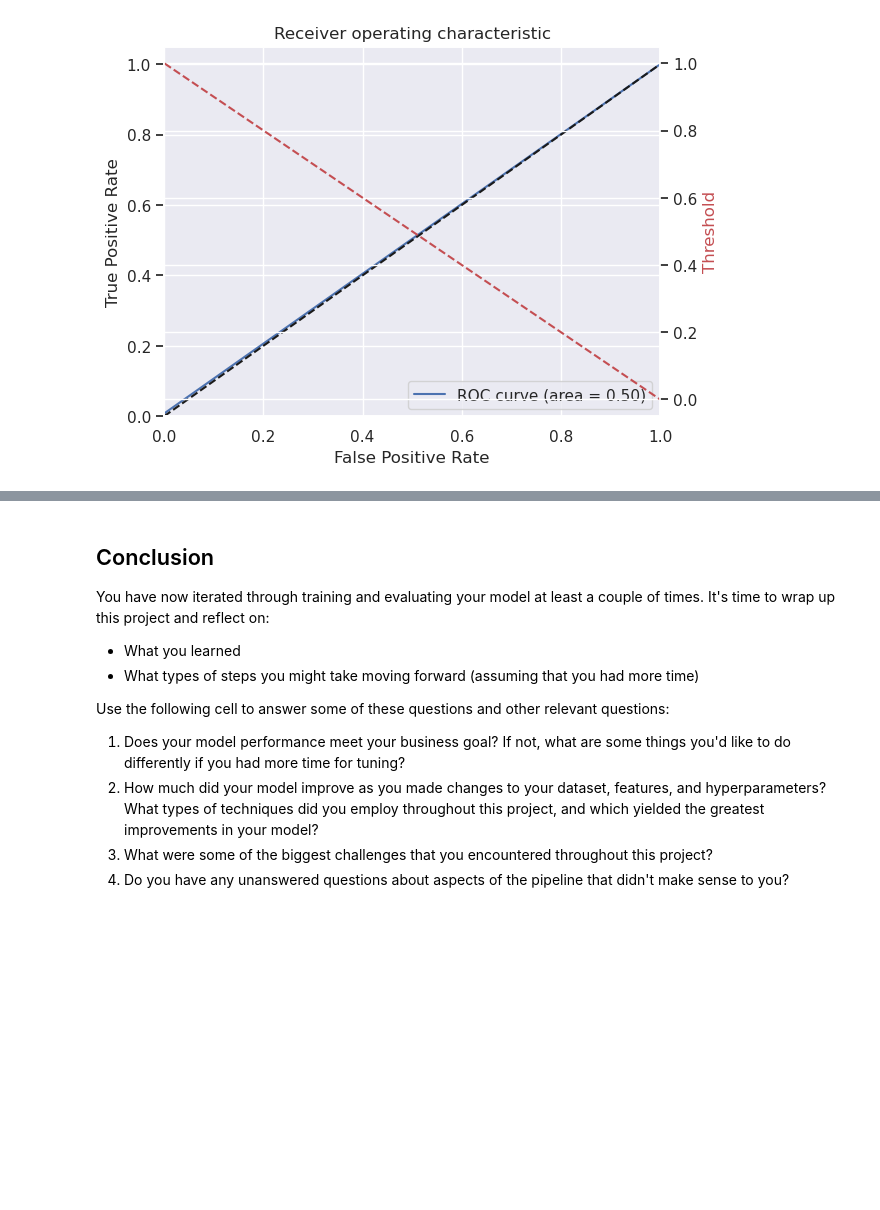
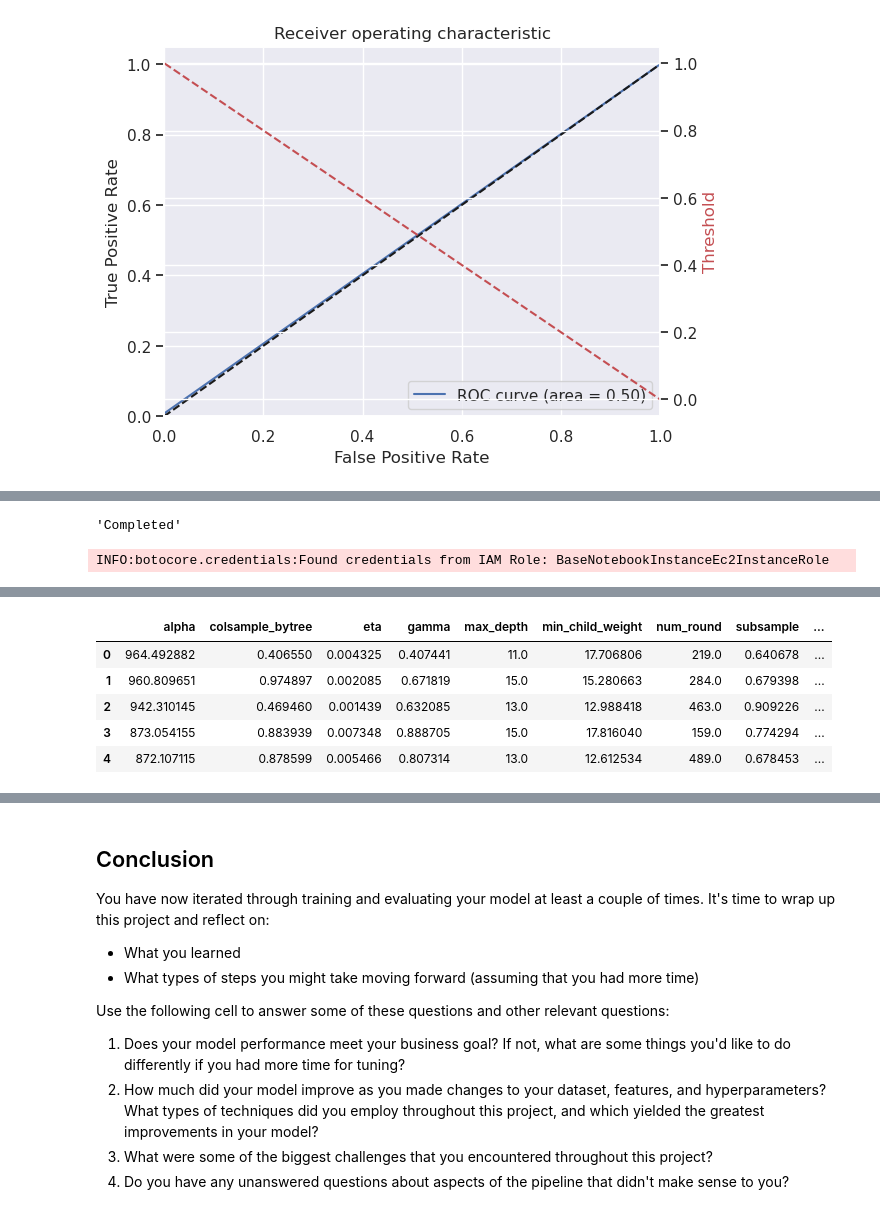
Before and after one commit to Ajia-code/AWS-Machine-Learning-, a Jupyter notebook: Flight_Delay-Student.ipynb, the cells around one changed output, grey strips where cells are left out. Drawn from its saved outputs; the diff is of its cells as text; code cells hidden in the pictures; blank space fills up the shorter version.

Commit message:
Tuned multiple hyperparameters

```diff
--- a/Flight_Delay-Student.ipynb
+++ b/Flight_Delay-Student.ipynb
@@ -2115,0 +2234,28 @@ ValueError: Axis limits cannot be NaN or Inf
+# %%
+from sagemaker.tuner import IntegerParameter, CategoricalParameter, ContinuousParameter, HyperparameterTuner
+### You can spin up multiple instances to do hyperparameter optimization in parallel
+xgb = sagemaker.estimator.Estimator(container,
+                                    role=sagemaker.get_execution_role(),
+                                    instance_count= 1,
+                                    instance_type=instance_type,
+                                    output_path='s3://{}/{}/output'.format(bucket, prefix),
+                                    sagemaker_session=sess)
+xgb.set_hyperparameters(eval_metric='auc',
+                        objective='binary:logistic',
+                        num_round=100,
+                        rate_drop=0.3,
+                        tweedie_variance_power=1.4)
+hyperparameter_ranges = {'alpha': ContinuousParameter(500, 1000, scaling_type='Linear'),
+                         'eta': ContinuousParameter(0.001, 0.01, scaling_type='Linear'),
+                         'min_child_weight': ContinuousParameter(10, 20, scaling_type='Linear'),
+                         'subsample': ContinuousParameter(0.5, 1),
+                         'num_round': IntegerParameter(10,500),
+                         'gamma': ContinuousParameter(0, 1),
+                         'colsample_bytree': ContinuousParameter(0.1, 1),
+                         'max_depth': IntegerParameter(10, 15)}
+objective_metric_name = 'validation:auc'
+tuner = HyperparameterTuner(xgb,
+                            objective_metric_name,
+                            hyperparameter_ranges,
+                            max_jobs=10, # Set this to 10 or above depending upon budget and available time.
+                            max_parallel_jobs=10)
@@ -2115,0 +2265,3 @@ ValueError: Axis limits cannot be NaN or Inf
+# %%
+tuner.fit(inputs=data_channels)
+tuner.wait()
@@ -2115,0 +2273,18 @@ ValueError: Axis limits cannot be NaN or Inf
+# %%
+boto3.client('sagemaker').describe_hyper_parameter_tuning_job(
+    HyperParameterTuningJobName=tuner.latest_tuning_job.job_name)['HyperParameterTuningJobStatus']
+# %% [output]
+'Completed'
+# %%
+sage_client = boto3.Session().client('sagemaker')
+tuning_job_name = tuner.latest_tuning_job.job_name
+print(f'tuning job name:{tuning_job_name}')
+tuning_job_result = sage_client.describe_hyper_parameter_tuning_job(HyperParameterTuningJobName=tuning_job_name)
+best_training_job = tuning_job_result['BestTrainingJob']
+best_training_job_name = best_training_job['TrainingJobName']
+print(f"best training job: {best_training_job_name}")
+best_estimator = tuner.best_estimator()
+tuner_df = sagemaker.HyperparameterTuningJobAnalytics(tuning_job_name).dataframe()
+tuner_df.head()
+# %% [output]
+INFO:botocore.credentials:Found credentials from IAM Role: BaseNotebookInstanceEc2InstanceRole
@@ -2115,0 +2301,6 @@ ValueError: Axis limits cannot be NaN or Inf
+|  | alpha | colsample_bytree | eta | gamma | max_depth | min_child_weight | num_round | subsample | ... |
+| 0 | 964.492882 | 0.406550 | 0.004325 | 0.407441 | 11.0 | 17.706806 | 219.0 | 0.640678 | ... |
+| 1 | 960.809651 | 0.974897 | 0.002085 | 0.671819 | 15.0 | 15.280663 | 284.0 | 0.679398 | ... |
+| 2 | 942.310145 | 0.469460 | 0.001439 | 0.632085 | 13.0 | 12.988418 | 463.0 | 0.909226 | ... |
+| 3 | 873.054155 | 0.883939 | 0.007348 | 0.888705 | 15.0 | 17.816040 | 159.0 | 0.774294 | ... |
+| 4 | 872.107115 | 0.878599 | 0.005466 | 0.807314 | 13.0 | 12.612534 | 489.0 | 0.678453 | ... |
```
Also changed, not shown: parts of 26 cells of this notebook.
